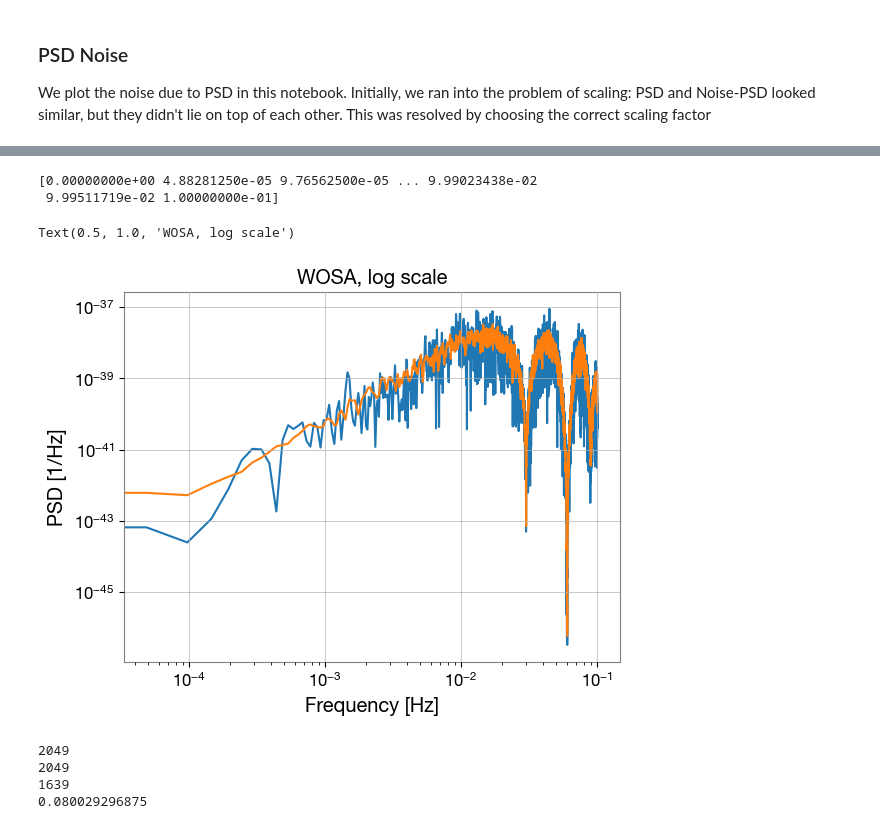
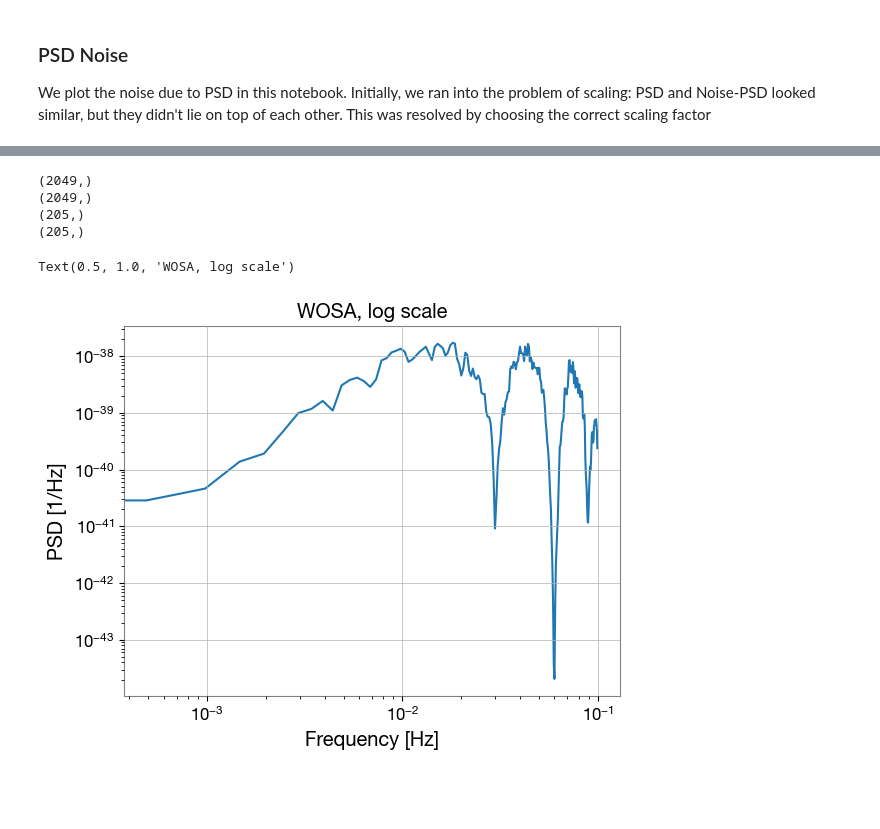
Before and after one commit to AkmDgreat/AkshatLISA, a Jupyter notebook: AkshatLISA/notebooks/psdNoise.ipynb, the cells around one changed output, grey strips where cells are left out. Drawn from its saved outputs; the diff is of its cells as text; code cells hidden in the pictures; blank space fills up the shorter version.

Commit message:
Cleaned the code, refactored lotsa code to separate two WOSA calls while generating noise, moved all the plotting functions into single file

```diff
--- a/AkshatLISA/notebooks/psdNoise.ipynb
+++ b/AkshatLISA/notebooks/psdNoise.ipynb
@@ -25,0 +44,5 @@ import scipy.signal
+# %%
+bethLISA_directory = os.path.join(os.getcwd(), "..", "..", "bethLISA")
+tdi_output_directory = os.path.join(bethLISA_directory, 'lisa_glitch_simulation', 'tdi_outputs')
+tdi_file_name = "small_glitch_tdi.h5"
+tdi_file_path = os.path.join(tdi_output_directory, tdi_file_name)
@@ -26,39 +147,25 @@ import scipy.signal
+# %%
+print(f.shape)
+print(psd.shape)
+print(f_noise.shape)
+print(psd_noise.shape)
+# %% [output]
+(2049,)
+(2049,)
+(205,)
+(205,)
 # %%
-bethLISA_directory = os.path.join(os.getcwd(), "..", "..", "bethLISA")
-glitch_simulation_directory = os.path.join(bethLISA_directory, 'lisa_glitch_simulation')
-tdi_output_directory = os.path.join(glitch_simulation_directory, 'tdi_outputs')
-tdi_file_name = "small_glitch_tdi.h5"
-tdi_file_path = os.path.join(tdi_output_directory, tdi_file_name)
-
-nper = 4096
-psd, f, psd_noise = psdTdiNoise(tdi_file_path = tdi_file_path)
-
+# Plot the Original PSD along with the noise:
 plt.figure()
-plt.loglog(f, psd_noise)
-plt.loglog(f, psd)
+plt.loglog(f_noise, psd_noise)
+# plt.loglog(f, psd)
 # plt.loglog(f_noise, psd / psd_noise) # to plot the ratio
 plt.xlabel("Frequency [Hz]")
-plt.xlim(f_min, f_max)
+# f_min = fs / nper
+# f_max = fs / 2.0
+# plt.xlim(f_min, f_max)
 plt.ylabel("PSD [1/Hz]")
-
-
-print(f)
-print(psd_noise)
 plt.title("WOSA, log scale")
 # %% [output]
-[0.00000000e+00 4.88281250e-05 9.76562500e-05 ... 9.99023438e-02
- 9.99511719e-02 1.00000000e-01]
+Text(0.5, 1.0, 'WOSA, log scale')
-Text(0.5, 1.0, 'WOSA, log scale')
-[figure, old version]
+[figure, new version]
-# %%
-print(f.size)
-print(psd_noise.size)
-
-index = (int) (0.80 * f.size)
-print(index)
-print(f[index])
-# %% [output]
-2049
-2049
-1639
-0.080029296875
```
Also changed, not shown: parts of 5 cells of this notebook, 23 other files.
